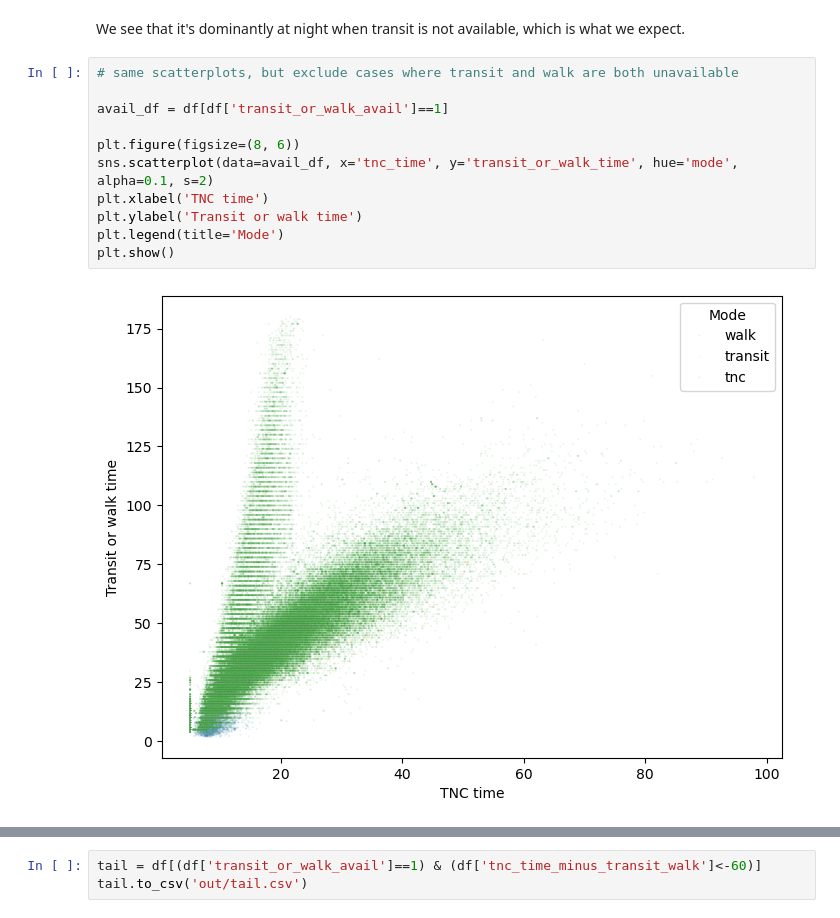
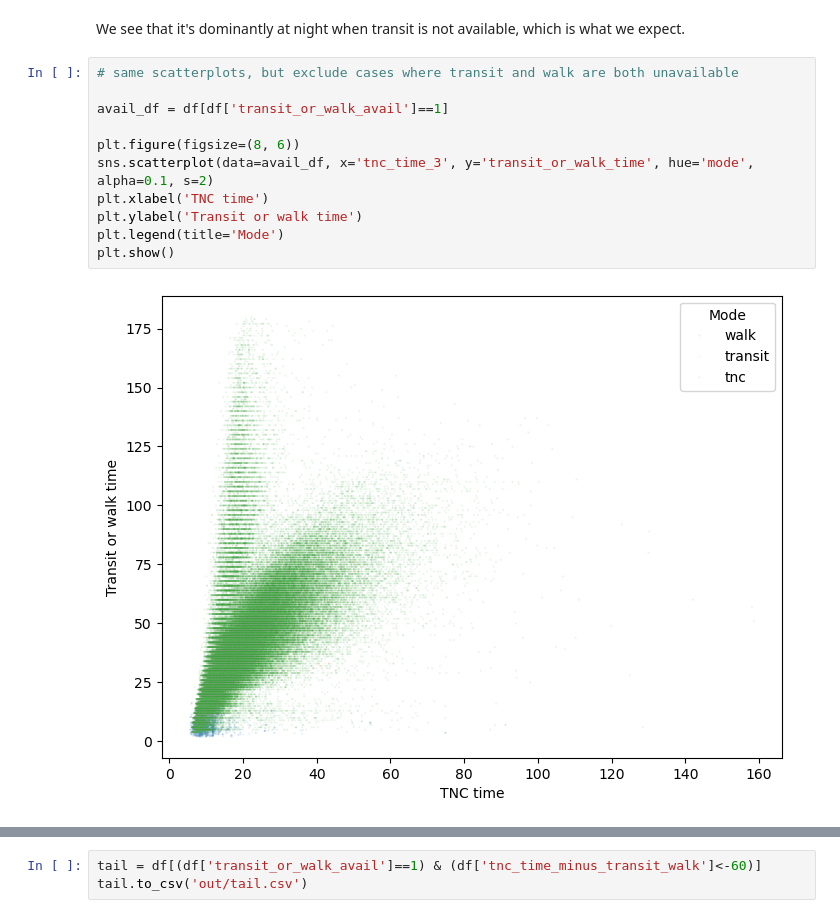
Before and after one commit to gregerhardt/rh_pricing, a Jupyter notebook: mode_choice_estimation/Explore Combined Estimation File.ipynb, the cells around one changed output, grey strips where cells are left out. Drawn from its saved outputs; the diff is of its cells as text.

```diff
--- a/mode_choice_estimation/Explore Combined Estimation File.ipynb
+++ b/mode_choice_estimation/Explore Combined Estimation File.ipynb
@@ -132,16 +132,16 @@ We see that it's dominantly at night when transit is not available, which is wha
 # %%
 # same scatterplots, but exclude cases where transit and walk are both unavailable
 
 avail_df = df[df['transit_or_walk_avail']==1]
 
 plt.figure(figsize=(8, 6))
-sns.scatterplot(data=avail_df, x='tnc_time', y='transit_or_walk_time', hue='mode', alpha=0.1, s=2)
+sns.scatterplot(data=avail_df, x='tnc_time_3', y='transit_or_walk_time', hue='mode', alpha=0.1, s=2)
 plt.xlabel('TNC time')
 plt.ylabel('Transit or walk time')
 plt.legend(title='Mode')
 plt.show()
 # %% [output]
-[figure, old version]
+[figure, new version]
 # %%
 # some scatterplots
 
```
Also changed, not shown: parts of 4 cells of this notebook, 3 other files.
